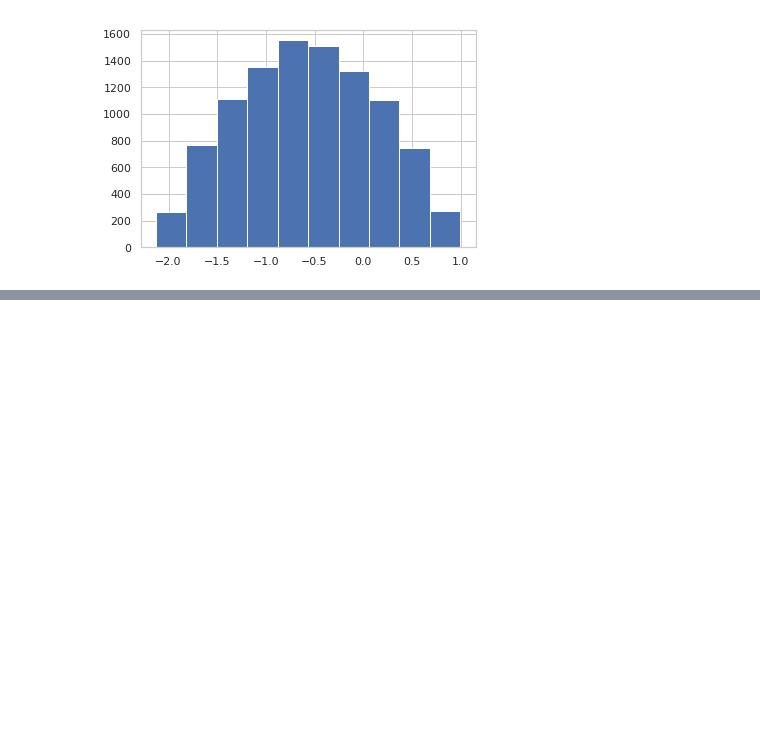
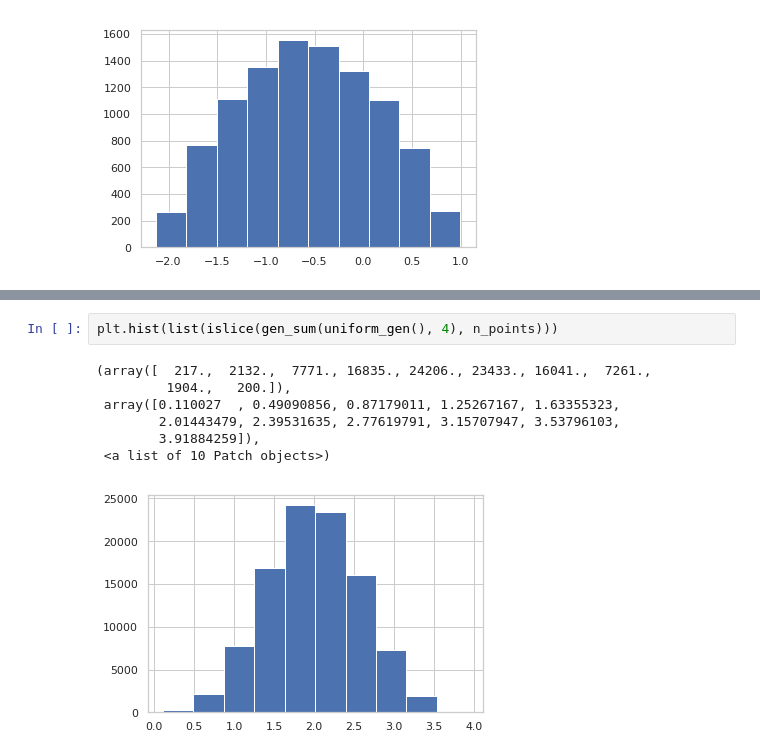
Before and after one commit to WeitBelou/monte-carlo, a Jupyter notebook: notebooks/Lesson 3.ipynb, the cells around one changed output, grey strips where cells are left out. Drawn from its saved outputs; the diff is of its cells as text; blank space fills up the shorter version.

```diff
--- a/notebooks/Lesson 3.ipynb
+++ b/notebooks/Lesson 3.ipynb
@@ -263,0 +312,10 @@ plt.hist(points)
+# %%
+plt.hist(list(islice(gen_sum(uniform_gen(), 4), n_points)))
+# %% [output]
+(array([  217.,  2132.,  7771., 16835., 24206., 23433., 16041.,  7261.,
+         1904.,   200.]),
+ array([0.110027  , 0.49090856, 0.87179011, 1.25267167, 1.63355323,
+        2.01443479, 2.39531635, 2.77619791, 3.15707947, 3.53796103,
+        3.91884259]),
+ <a list of 10 Patch objects>)
+[figure, added]
```
Also changed, not shown: parts of 17 cells of this notebook.
